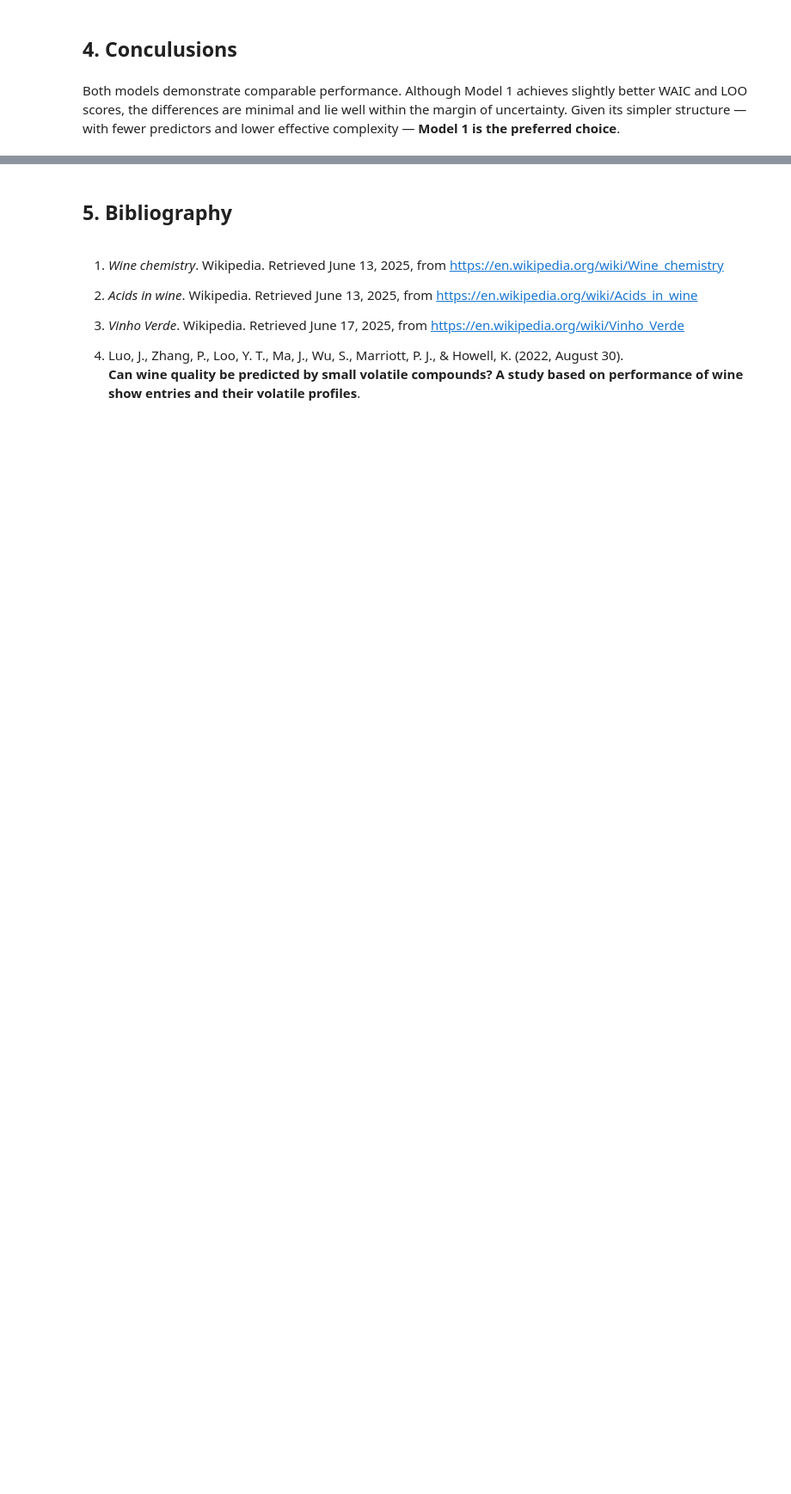
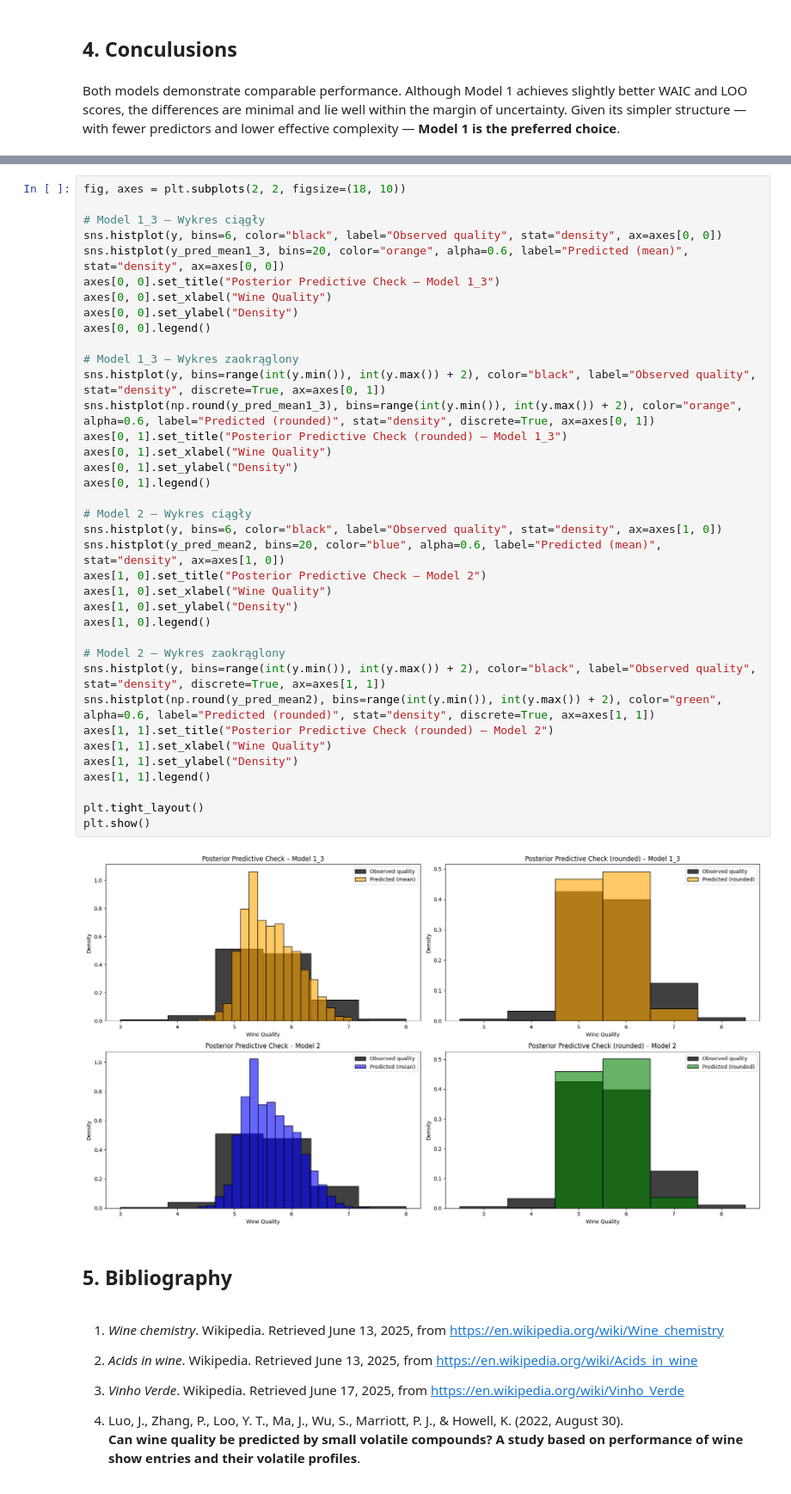
Before and after one commit to zacky111/Data_analytics, a Jupyter notebook: main.ipynb, the cells around one changed output, grey strips where cells are left out. Shown at 86% size. Drawn from its saved outputs; the diff is of its cells as text; blank space fills up the shorter version.

```diff
--- a/main.ipynb
+++ b/main.ipynb
@@ -1146,3 +1151,42 @@ plt.show()
+# %%
+fig, axes = plt.subplots(2, 2, figsize=(18, 10))
+
+# Model 1_3 – Wykres ciągły
+sns.histplot(y, bins=6, color="black", label="Observed quality", stat="density", ax=axes[0, 0])
+sns.histplot(y_pred_mean1_3, bins=20, color="orange", alpha=0.6, label="Predicted (mean)", stat="density", ax=axes[0, 0])
+axes[0, 0].set_title("Posterior Predictive Check – Model 1_3")
+axes[0, 0].set_xlabel("Wine Quality")
+axes[0, 0].set_ylabel("Density")
+axes[0, 0].legend()
+
+# Model 1_3 – Wykres zaokrąglony
+sns.histplot(y, bins=range(int(y.min()), int(y.max()) + 2), color="black", label="Observed quality", stat="density", discrete=True, ax=axes[0, 1])
+sns.histplot(np.round(y_pred_mean1_3), bins=range(int(y.min()), int(y.max()) + 2), color="orange", alpha=0.6, label="Predicted (rounded)", stat="density", discrete=True, ax=axes[0, 1])
+axes[0, 1].set_title("Posterior Predictive Check (rounded) – Model 1_3")
+axes[0, 1].set_xlabel("Wine Quality")
+axes[0, 1].set_ylabel("Density")
+axes[0, 1].legend()
+
+# Model 2 – Wykres ciągły
+sns.histplot(y, bins=6, color="black", label="Observed quality", stat="density", ax=axes[1, 0])
+sns.histplot(y_pred_mean2, bins=20, color="blue", alpha=0.6, label="Predicted (mean)", stat="density", ax=axes[1, 0])
+axes[1, 0].set_title("Posterior Predictive Check – Model 2")
+axes[1, 0].set_xlabel("Wine Quality")
+axes[1, 0].set_ylabel("Density")
+axes[1, 0].legend()
+
+# Model 2 – Wykres zaokrąglony
+sns.histplot(y, bins=range(int(y.min()), int(y.max()) + 2), color="black", label="Observed quality", stat="density", discrete=True, ax=axes[1, 1])
+sns.histplot(np.round(y_pred_mean2), bins=range(int(y.min()), int(y.max()) + 2), color="green", alpha=0.6, label="Predicted (rounded)", stat="density", discrete=True, ax=axes[1, 1])
+axes[1, 1].set_title("Posterior Predictive Check (rounded) – Model 2")
+axes[1, 1].set_xlabel("Wine Quality")
+axes[1, 1].set_ylabel("Density")
+axes[1, 1].legend()
+
+plt.tight_layout()
+plt.show()
+# %% [output]
+[figure, added]
 # %% [markdown]
 ## 5. Bibliography
 # %% [markdown]
```
Also changed, not shown: parts of 22 cells of this notebook.
